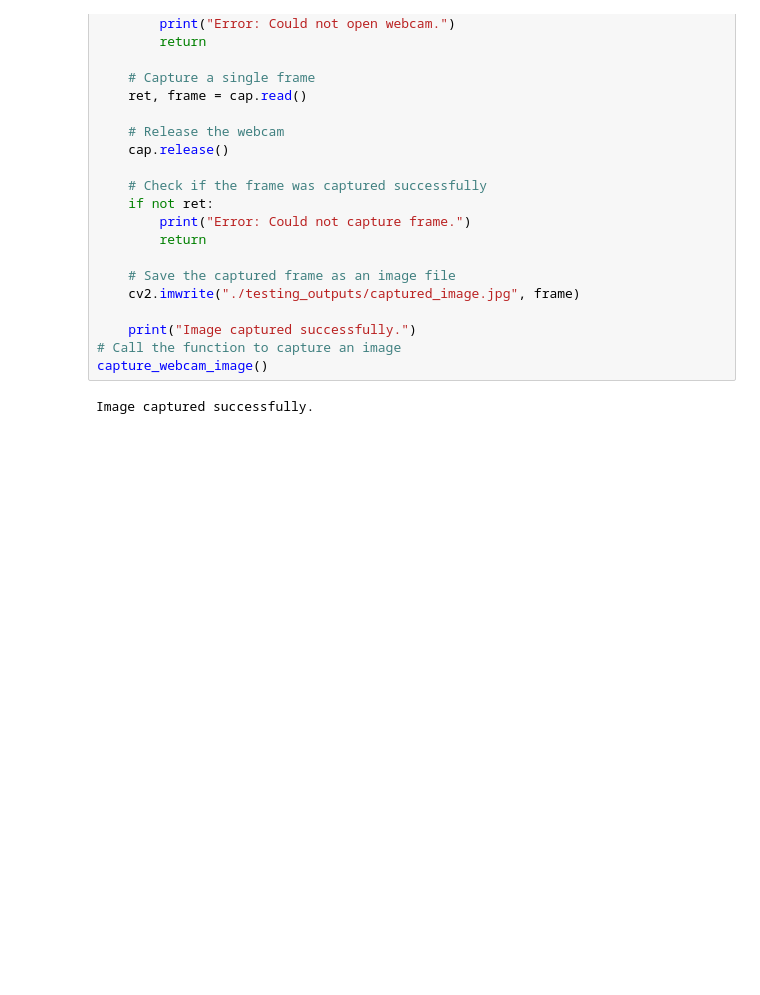
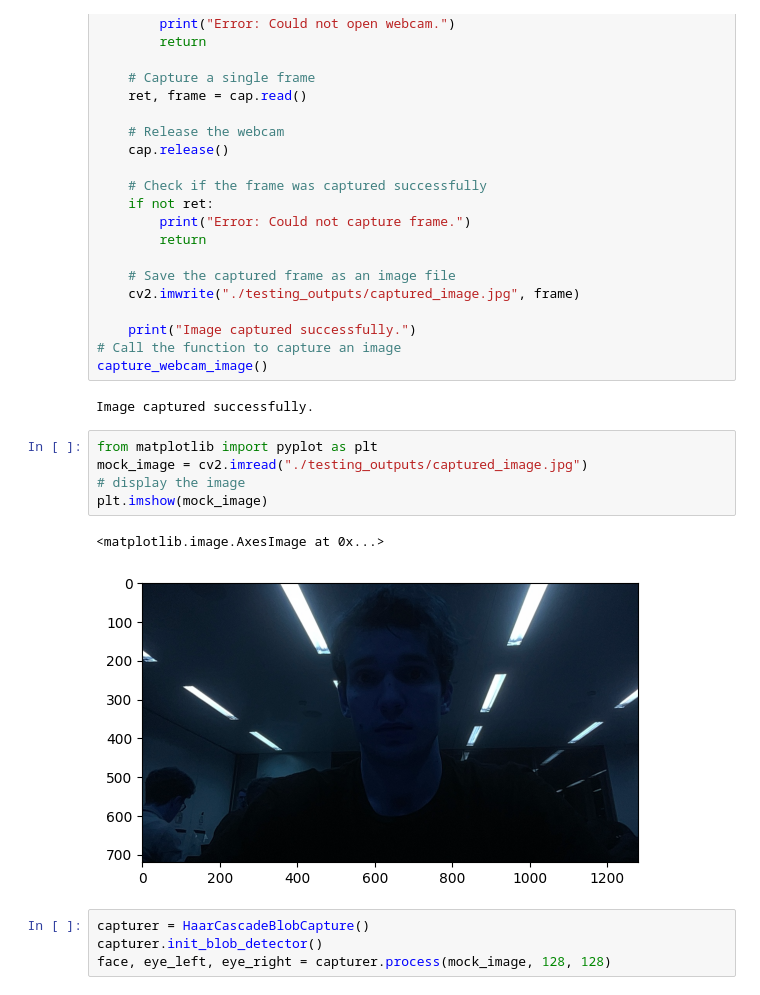
Before and after one commit to puigde/lauzhack2023, a Jupyter notebook: testing_stuff.ipynb, the cells around one changed output. Drawn from its saved outputs; the diff is of its cells as text; blank space fills up the shorter version.

```diff
--- a/testing_stuff.ipynb
+++ b/testing_stuff.ipynb
@@ -34,3 +34,15 @@ def capture_webcam_image():
 capture_webcam_image()
 # %% [output]
 Image captured successfully.
+# %%
+from matplotlib import pyplot as plt
+mock_image = cv2.imread("./testing_outputs/captured_image.jpg")
+# display the image
+plt.imshow(mock_image)
+# %% [output]
+<matplotlib.image.AxesImage at 0x...>
+[figure, added]
+# %%
+capturer = HaarCascadeBlobCapture()
+capturer.init_blob_detector()
+face, eye_left, eye_right = capturer.process(mock_image, 128, 128)
```
Also changed, not shown: parts of 1 cell of this notebook, 1 other file.
